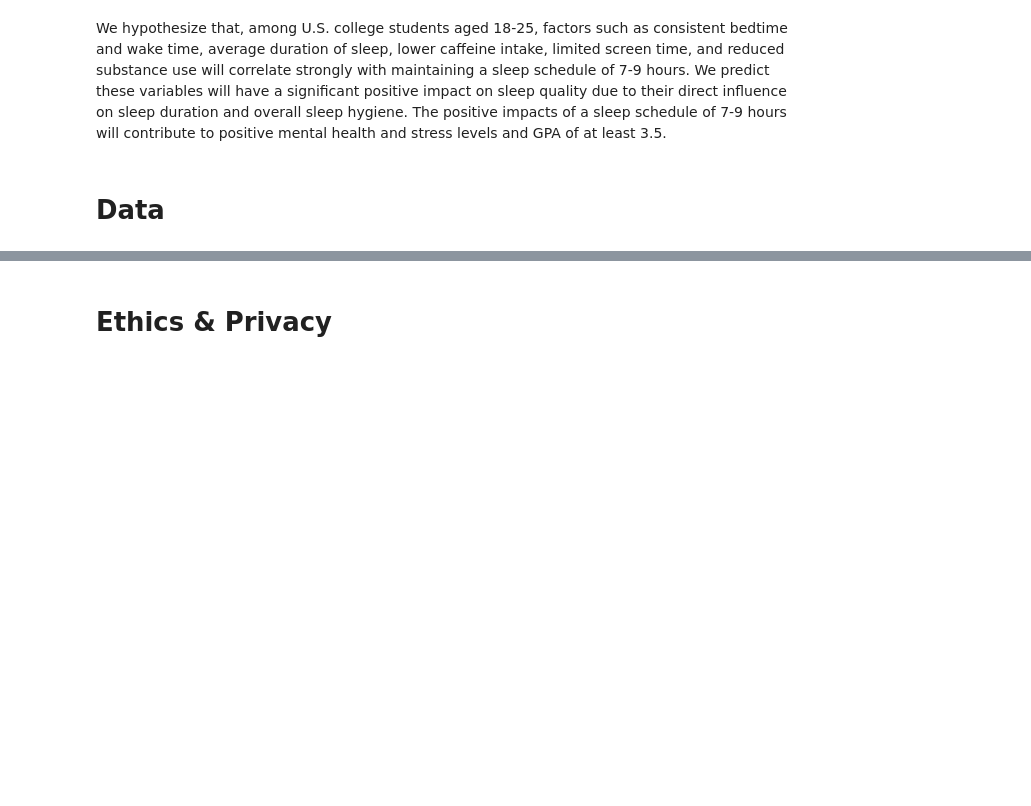
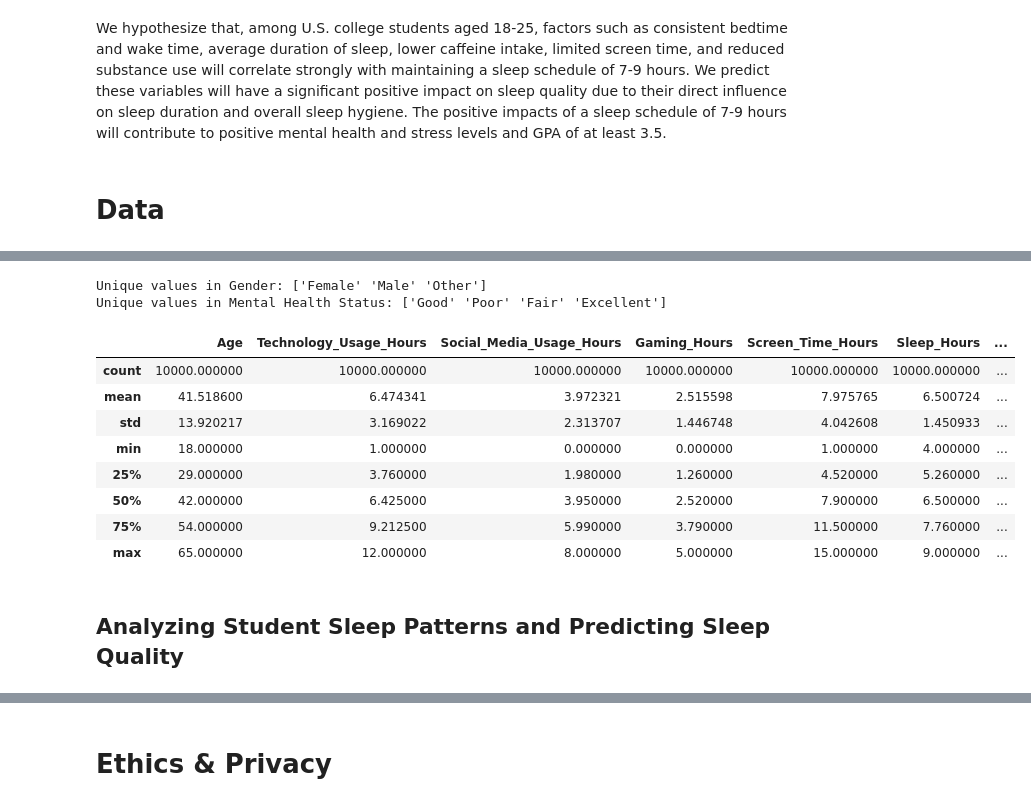
Before and after one commit to keshuvv/Data-Driven-Analysis-of-College-Students-Sleep-Pattern, a Jupyter notebook: DataCheckpoint_Group116-FA24.ipynb, the cells around one changed output, grey strips where cells are left out. Drawn from its saved outputs; the diff is of its cells as text; code cells hidden in the pictures; blank space fills up the shorter version.

Commit message:
Add data cleaning, tidying, wrangling

```diff
--- a/DataCheckpoint_Group116-FA24.ipynb
+++ b/DataCheckpoint_Group116-FA24.ipynb
@@ -102,0 +100,5 @@ We hypothesize that, among U.S. college students aged 18-25, factors such as con
+# %%
+# load csv
+mental_health_data = pd.read_csv('https://docs.google.com/spreadsheets/d/e/2PACX-1vSFmPYlesdIKLYwQpsMuzlEFwbe5A6bdx_mydBtx-6oZRoFIIMvfPrf5GBhoIRD_AklksWy1tBDpTa0/pub?output=csv')
+
+mental_health_data.info()
@@ -102,0 +153,41 @@ We hypothesize that, among U.S. college students aged 18-25, factors such as con
+# %%
+# clean categorical columns
+if 'Gender' in mental_health_data.columns:
+	mental_health_data['Gender'] = mental_health_data['Gender'].str.capitalize()
+
+if 'Mental_Health_Status' in mental_health_data.columns:
+	mental_health_data['Mental_Health_Status'] = mental_health_data['Mental_Health_Status'].str.capitalize()
+# %%
+# display values in categorical columns
+print("Unique values in Gender:", mental_health_data['Gender'].unique() if 'Gender' in mental_health_data.columns else 'No Gender Column')
+
+print("Unique values in Mental Health Status:", mental_health_data['Mental_Health_Status'].unique() if 'Mental_Health_Status' in mental_health_data.columns else 'No Mental Health Status Column')
+# %% [output]
+Unique values in Gender: ['Female' 'Male' 'Other']
+Unique values in Mental Health Status: ['Good' 'Poor' 'Fair' 'Excellent']
+# %%
+# convert columns to numeric (if needed)
+numeric_columns = ['Screen_Time', 'Physical_Activity', 'Sleep_Hours']
+
+for col in numeric_columns:
+	if col in mental_health_data.columns:
+	      mental_health_data[col] = pd.to_numeric(mental_health_data[col], errors='coerce')
+# %%
+# ensure all sleep hours are within 24 hour values
+if 'Sleep_Hours' in mental_health_data.columns:
+	mental_health_data = mental_health_data[(mental_health_data['Sleep_Hours'] >= 0) & (mental_health_data['Sleep_Hours'] <= 24)]
+# %%
+# summary stats to verify cleaning
+mental_health_data.describe()
+# %% [output]
+|  | Age | Technology_Usage_Hours | Social_Media_Usage_Hours | Gaming_Hours | Screen_Time_Hours | Sleep_Hours | ... |
+| count | 10000.000000 | 10000.000000 | 10000.000000 | 10000.000000 | 10000.000000 | 10000.000000 | ... |
+| mean | 41.518600 | 6.474341 | 3.972321 | 2.515598 | 7.975765 | 6.500724 | ... |
+| std | 13.920217 | 3.169022 | 2.313707 | 1.446748 | 4.042608 | 1.450933 | ... |
+| min | 18.000000 | 1.000000 | 0.000000 | 0.000000 | 1.000000 | 4.000000 | ... |
+| 25% | 29.000000 | 3.760000 | 1.980000 | 1.260000 | 4.520000 | 5.260000 | ... |
+| 50% | 42.000000 | 6.425000 | 3.950000 | 2.520000 | 7.900000 | 6.500000 | ... |
+| 75% | 54.000000 | 9.212500 | 5.990000 | 3.790000 | 11.500000 | 7.760000 | ... |
+| max | 65.000000 | 12.000000 | 8.000000 | 5.000000 | 15.000000 | 9.000000 | ... |
+# %% [markdown]
+## Analyzing Student Sleep Patterns and Predicting Sleep Quality
```
Also changed, not shown: parts of 21 cells of this notebook.
